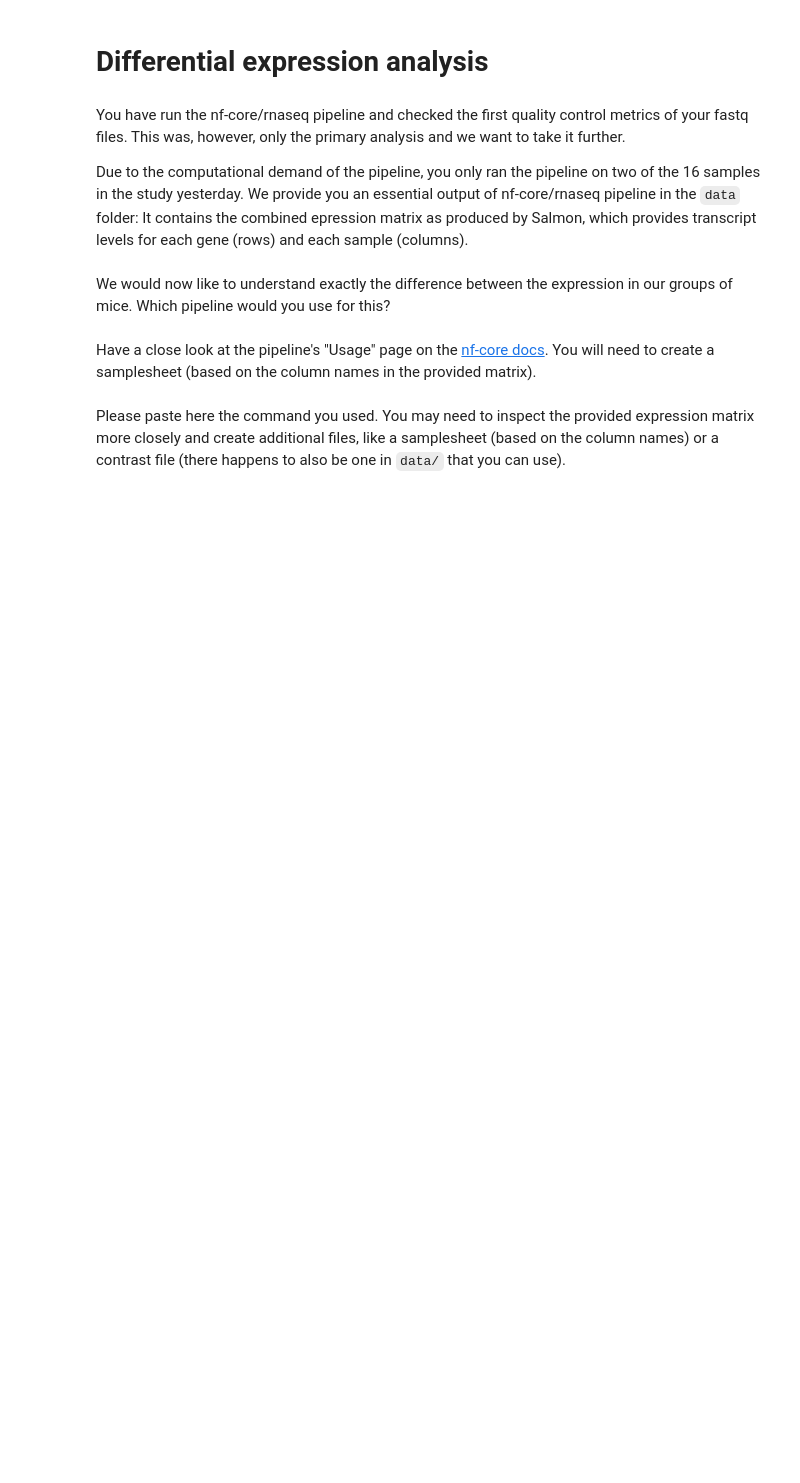
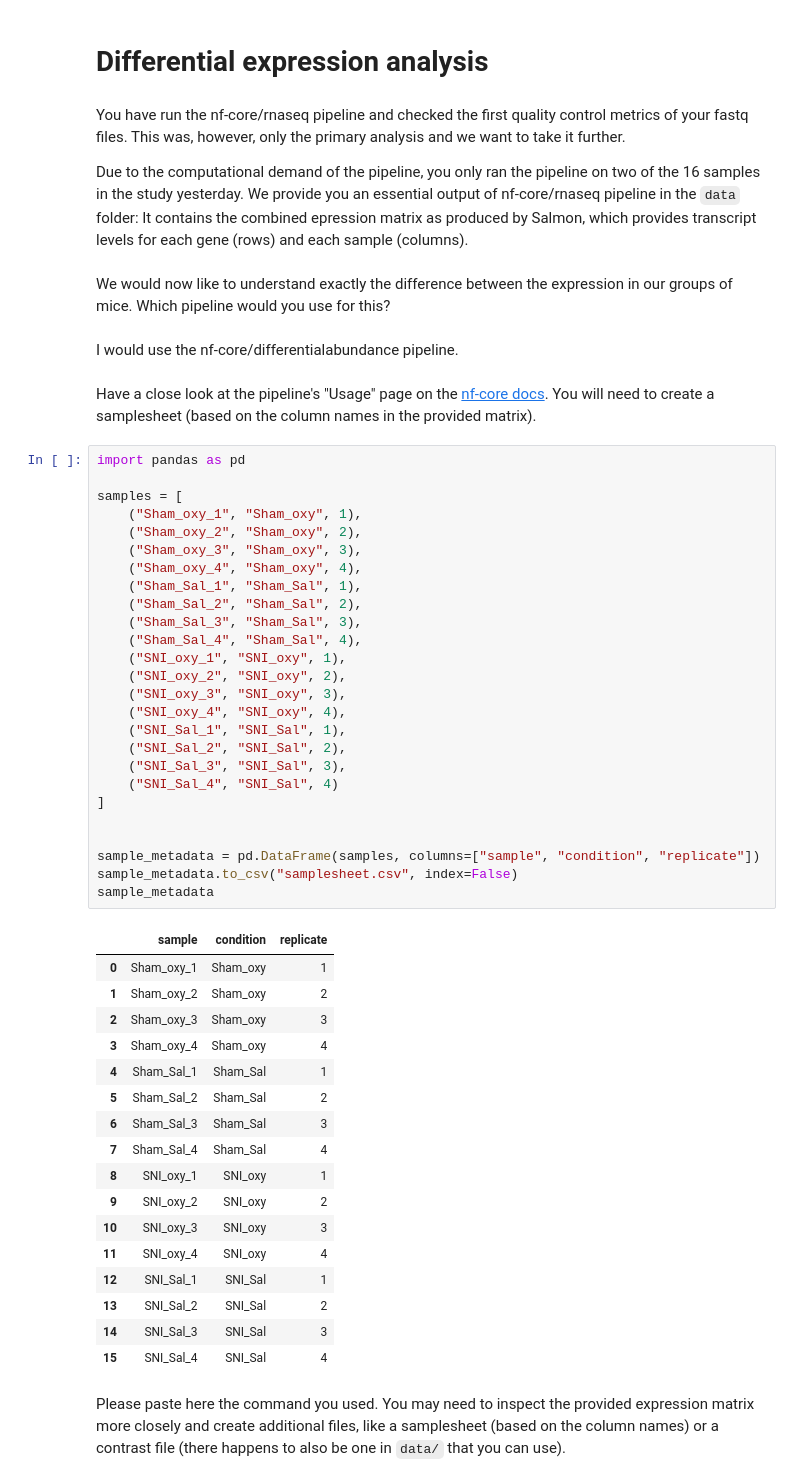
Before and after one commit to xXFloBaerXx/computational-workflows-2025, a Jupyter notebook: notebooks/day_03/day_03.ipynb, the cells around one changed output. Saved outputs shown, nothing was run; the diff lists cells and outputs as text; blank space fills up the shorter version.

```diff
--- a/notebooks/day_03/day_03.ipynb
+++ b/notebooks/day_03/day_03.ipynb
@@ -7,7 +7,53 @@ Due to the computational demand of the pipeline, you only ran the pipeline on tw
 # %% [markdown]
 We would now like to understand exactly the difference between the expression in our groups of mice.
 Which pipeline would you use for this?
+# %% [markdown]
+I would use the nf-core/differentialabundance pipeline.
 # %% [markdown]
 Have a close look at the pipeline's "Usage" page on the [nf-core docs](nf-co.re). You will need to create a samplesheet (based on the column names in the provided matrix).
+# %%
+import pandas as pd
+
+samples = [
+    ("Sham_oxy_1", "Sham_oxy", 1),
+    ("Sham_oxy_2", "Sham_oxy", 2),
+    ("Sham_oxy_3", "Sham_oxy", 3),
+    ("Sham_oxy_4", "Sham_oxy", 4),
+    ("Sham_Sal_1", "Sham_Sal", 1),
+    ("Sham_Sal_2", "Sham_Sal", 2),
+    ("Sham_Sal_3", "Sham_Sal", 3),
+    ("Sham_Sal_4", "Sham_Sal", 4),
+    ("SNI_oxy_1", "SNI_oxy", 1),
+    ("SNI_oxy_2", "SNI_oxy", 2),
+    ("SNI_oxy_3", "SNI_oxy", 3),
+    ("SNI_oxy_4", "SNI_oxy", 4),
+    ("SNI_Sal_1", "SNI_Sal", 1),
+    ("SNI_Sal_2", "SNI_Sal", 2),
+    ("SNI_Sal_3", "SNI_Sal", 3),
+    ("SNI_Sal_4", "SNI_Sal", 4)
+]
+
+
+sample_metadata = pd.DataFrame(samples, columns=["sample", "condition", "replicate"])
+sample_metadata.to_csv("samplesheet.csv", index=False)
+sample_metadata
+# %% [output]
+|  | sample | condition | replicate |
+| 0 | Sham_oxy_1 | Sham_oxy | 1 |
+| 1 | Sham_oxy_2 | Sham_oxy | 2 |
+| 2 | Sham_oxy_3 | Sham_oxy | 3 |
+| 3 | Sham_oxy_4 | Sham_oxy | 4 |
+| 4 | Sham_Sal_1 | Sham_Sal | 1 |
+| 5 | Sham_Sal_2 | Sham_Sal | 2 |
+| 6 | Sham_Sal_3 | Sham_Sal | 3 |
+| 7 | Sham_Sal_4 | Sham_Sal | 4 |
+| 8 | SNI_oxy_1 | SNI_oxy | 1 |
+| 9 | SNI_oxy_2 | SNI_oxy | 2 |
+| 10 | SNI_oxy_3 | SNI_oxy | 3 |
+| 11 | SNI_oxy_4 | SNI_oxy | 4 |
+| 12 | SNI_Sal_1 | SNI_Sal | 1 |
+| 13 | SNI_Sal_2 | SNI_Sal | 2 |
+| 14 | SNI_Sal_3 | SNI_Sal | 3 |
+| 15 | SNI_Sal_4 | SNI_Sal | 4 |
 # %% [markdown]
 Please paste here the command you used. You may need to inspect the provided expression matrix more closely and create additional files, like a samplesheet (based on the column names) or a contrast file (there happens to also be one in `data/` that you can use).
```
Also changed, not shown: parts of 11 cells of this notebook, 16 other files.
